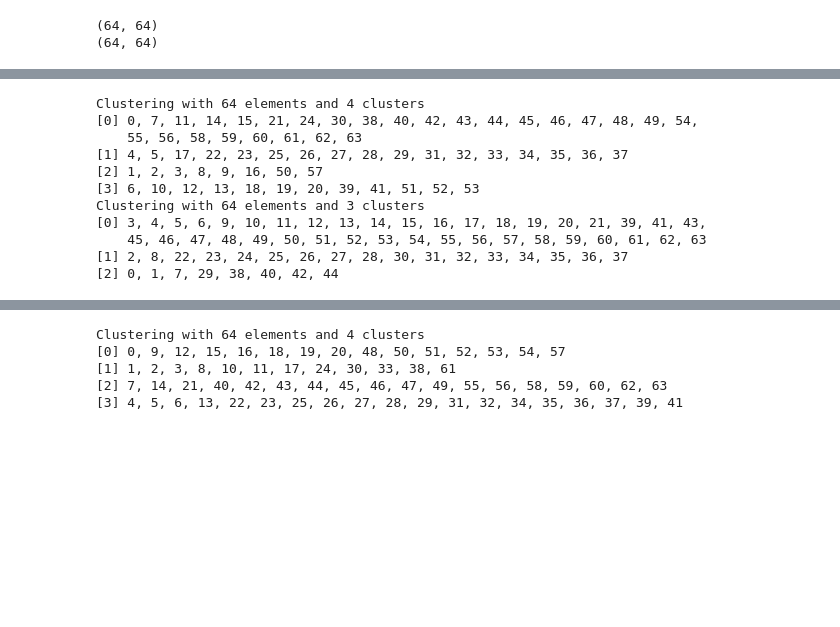
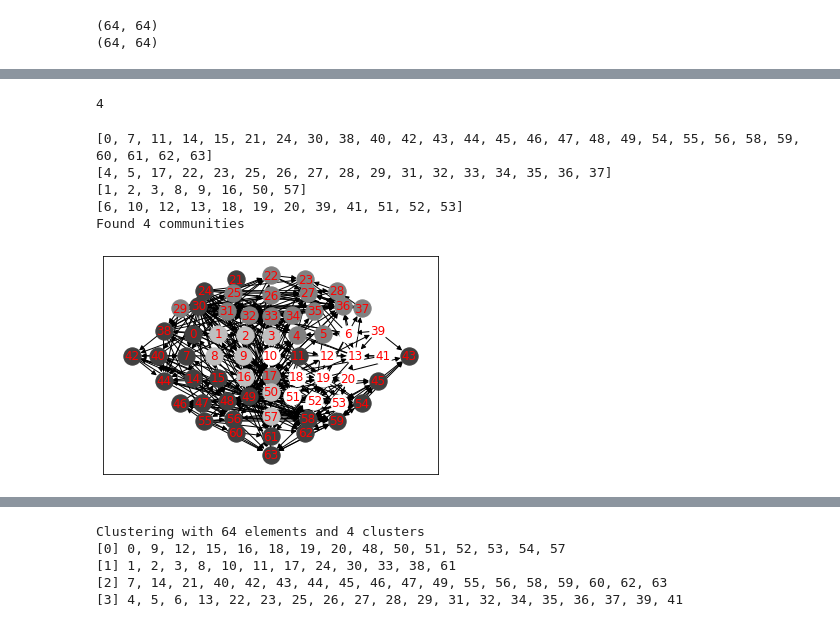
Before and after one commit to giuliacassara/BrainNetworkStudy, a Jupyter notebook: Analysis_Point3-4.ipynb, the cells around one changed output, grey strips where cells are left out. Cells and saved outputs as stored; diff of their text form; code cells hidden in the pictures; blank space fills up the shorter version.

Commit message:
plotted clusters of infomap

```diff
--- a/Analysis_Point3-4.ipynb
+++ b/Analysis_Point3-4.ipynb
@@ -362,18 +362,39 @@ pc
 # %%
 Com = IG_open.community_infomap()
 Com1 = IG_closed.community_infomap()
+len(Com)
+# %% [output]
+4
-# %%
-print(Com)
-print(Com1)
-# %% [output]
-Clustering with 64 elements and 4 clusters
-[0] 0, 7, 11, 14, 15, 21, 24, 30, 38, 40, 42, 43, 44, 45, 46, 47, 48, 49, 54,
-    55, 56, 58, 59, 60, 61, 62, 63
-[1] 4, 5, 17, 22, 23, 25, 26, 27, 28, 29, 31, 32, 33, 34, 35, 36, 37
-[2] 1, 2, 3, 8, 9, 16, 50, 57
-[3] 6, 10, 12, 13, 18, 19, 20, 39, 41, 51, 52, 53
-Clustering with 64 elements and 3 clusters
-[0] 3, 4, 5, 6, 9, 10, 11, 12, 13, 14, 15, 16, 17, 18, 19, 20, 21, 39, 41, 43,
-    45, 46, 47, 48, 49, 50, 51, 52, 53, 54, 55, 56, 57, 58, 59, 60, 61, 62, 63
-[1] 2, 8, 22, 23, 24, 25, 26, 27, 28, 30, 31, 32, 33, 34, 35, 36, 37
-[2] 0, 1, 7, 29, 38, 40, 42, 44
+# %%
+position=pd.read_csv('channel_locations.txt', sep='\s+')
+
+G_open = nx.DiGraph(eo_adj)
+#rename labels
+labels={}
+for i in range(0, 64):
+    labels[i]=position['label'][i]
+
+gg={}
+for i in range(0, 64):
+    gg[i]=[position['x'][i],position['y'][i]]
+# %%
+count = 0
+size = float(len(Com))
+for com in Com :
+    count = count + 1.
+    list_nodes = com
+    print(list_nodes)
+    nx.draw_networkx_nodes(G_open, gg, list_nodes, node_size = 300,
+                                node_color = str(count / size ))
+
+nx.draw_networkx_edges(G_open, gg)
+nx.draw_networkx_labels(G_open, gg, label = labels, font_color='red')
+print("Found", int(size), "communities")
+plt.savefig("infomap_open.png", format="PNG")
+# %% [output]
+[0, 7, 11, 14, 15, 21, 24, 30, 38, 40, 42, 43, 44, 45, 46, 47, 48, 49, 54, 55, 56, 58, 59, 60, 61, 62, 63]
+[4, 5, 17, 22, 23, 25, 26, 27, 28, 29, 31, 32, 33, 34, 35, 36, 37]
+[1, 2, 3, 8, 9, 16, 50, 57]
+[6, 10, 12, 13, 18, 19, 20, 39, 41, 51, 52, 53]
+Found 4 communities
+[figure, added]
```
Also changed, not shown: parts of 7 cells of this notebook, 5 other files.
